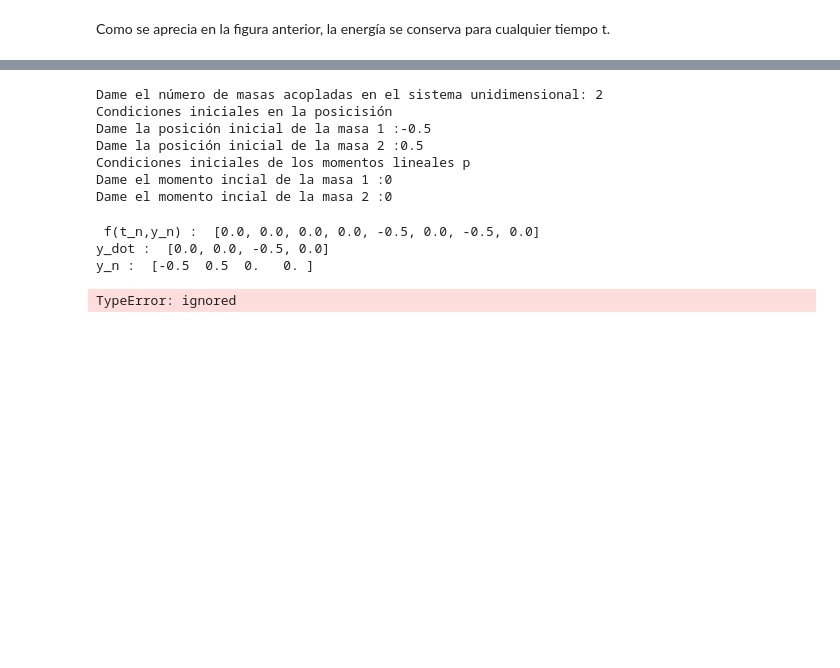
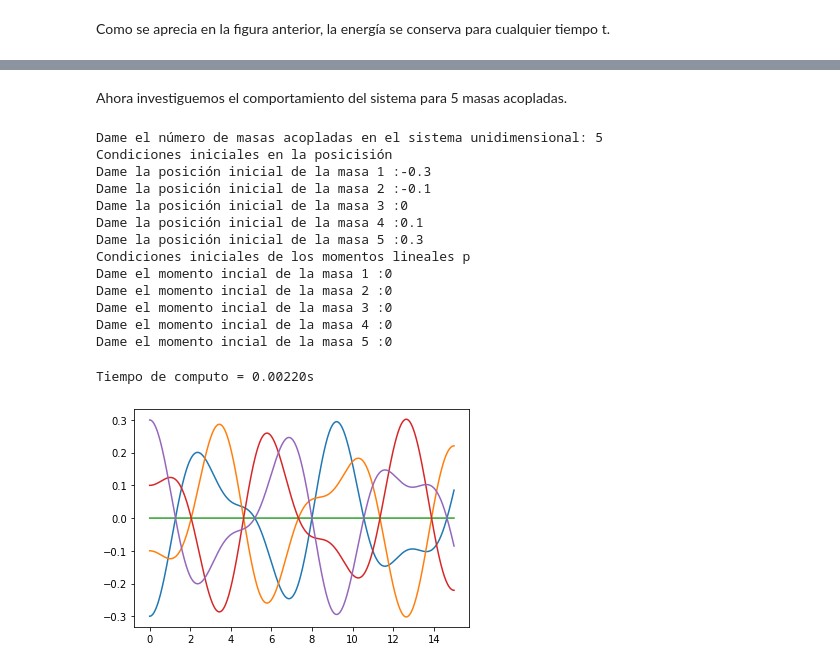
Before and after one commit to htapiagroup/oscilaciones-de-masas-acopladas-por-resortes-DavidRogelioMC, a Jupyter notebook: Tarea_MasasAcopladasResorte.ipynb, the cells around one changed output, grey strips where cells are left out. Drawn from its saved outputs; the diff is of its cells as text; code cells hidden in the pictures; blank space fills up the shorter version.

```diff
--- a/Tarea_MasasAcopladasResorte.ipynb
+++ b/Tarea_MasasAcopladasResorte.ipynb
@@ -175,0 +257,5 @@ Por consiguiente las ecuaciones de movimento serán:
+# %%
+t, Q_Traj = campo_vectorial_2(Q2_dot_t,[0,15],C,0.001)
+
+for r in range(n):
+  plt.plot(t,Q_Traj[:,r])
@@ -176,49 +265,54 @@ Por consiguiente las ecuaciones de movimento serán:
+# %% [markdown]
+Ahora investiguemos el comportamiento del sistema para 5 masas acopladas.
 # %%
-# Masas y constantes de resortes iguales.
 m = 1.0
 k = 1.0
 
-# Grados de libertad vectorizados.
-X = []
-P = []
-X_DOT = []
-P_DOT = []
-
 n = int(input('Dame el número de masas acopladas en el sistema unidimensional: '))
 
-# Condiciones inciales
 Cx = []
 Cp = []
 C = []
+
 print('Condiciones iniciales en la posicisión')
 for t in range (1,int(n)+1):
   Cx.append(float(input('Dame la posición inicial de la masa '+str(t)+' :')))
+
 print('Condiciones iniciales de los momentos lineales p')
 for T in range (1,int(n)+1):
   Cp.append(float(input('Dame el momento incial de la masa '+str(T)+' :')))
-u = Cx + Cp
-C = np.array(u)
 
-def Q_DOT(f):
+C = np.asarray(Cx+Cp)
+
+def Q2_dot(f):
+  X = []
+  P = []
+  X_DOT = []
+  P_DOT = []
   for i in range (int(n)):
     X.append(float(f[i]))
   for j in range (int(n),2*int(n)):
     P.append(float(f[j]))
   for l in range (int(n)):
     X_DOT.append(float(P[l]/m))
-  for q in range (int(n)):
-    if q == 0:
-      P_DOT.append(float(k*(X[q])))
-    elif q>0 and q<int(n):
-      P_DOT.append(float(k*(X[q-1]+X[q])))
-    else:
-      P_DOT.append(float(k*(X[q])))
-  return X_DOT+P_DOT
+  for item in range (int(n)):
+    X.append(0)
+    P_DOT.append(k*(X[item+1]-2*X[item]+X[item-1]))
+    X.pop(n)
+  X_DOT.extend(P_DOT)
+  return np.asarray(X_DOT)
+  del X_DOT[:]
 # %% [output]
-Dame el número de masas acopladas en el sistema unidimensional: 2
+Dame el número de masas acopladas en el sistema unidimensional: 5
 Condiciones iniciales en la posicisión
-Dame la posición inicial de la masa 1 :-0.5
-Dame la posición inicial de la masa 2 :0.5
+Dame la posición inicial de la masa 1 :-0.3
+Dame la posición inicial de la masa 2 :-0.1
+Dame la posición inicial de la masa 3 :0
+Dame la posición inicial de la masa 4 :0.1
+Dame la posición inicial de la masa 5 :0.3
 Condiciones iniciales de los momentos lineales p
 Dame el momento incial de la masa 1 :0
 Dame el momento incial de la masa 2 :0
+Dame el momento incial de la masa 3 :0
+Dame el momento incial de la masa 4 :0
+Dame el momento incial de la masa 5 :0
@@ -258,11 +319,8 @@ def Q_DOT_T(t,y):
-# %%
-# t, Q_Traj = campo_vectorial(Q_DOT_T,[0,15],[-0.5,0.5,0.,0],0.001)
-t, Q_Traj = campo_vectorial2(Q_DOT_T,[0,15],C,0.001)
-
-plt.plot(t,Q_Traj[:,0])
-plt.plot(t,Q_Traj[:,1])
-# %% [output]
- f(t_n,y_n) :  [0.0, 0.0, 0.0, 0.0, -0.5, 0.0, -0.5, 0.0]
-y_dot :  [0.0, 0.0, -0.5, 0.0]
-y_n :  [-0.5  0.5  0.   0. ]
-TypeError: ignored
+# %%
+t, Q_Traj = campo_vectorial_2(Q2_dot_t,[0,15],C,0.001)
+
+for r in range(n):
+  plt.plot(t,Q_Traj[:,r])
+# %% [output]
+Tiempo de computo = 0.00220s
+[figure, added]
```
Also changed, not shown: parts of 28 cells of this notebook.
